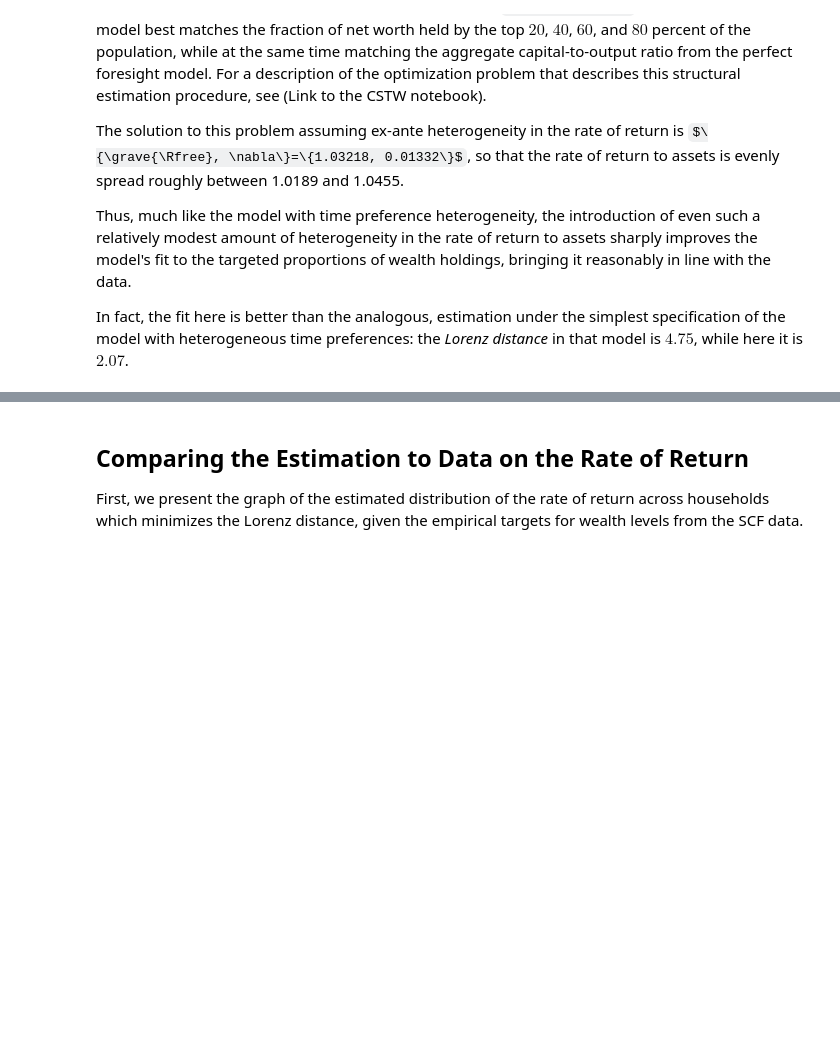
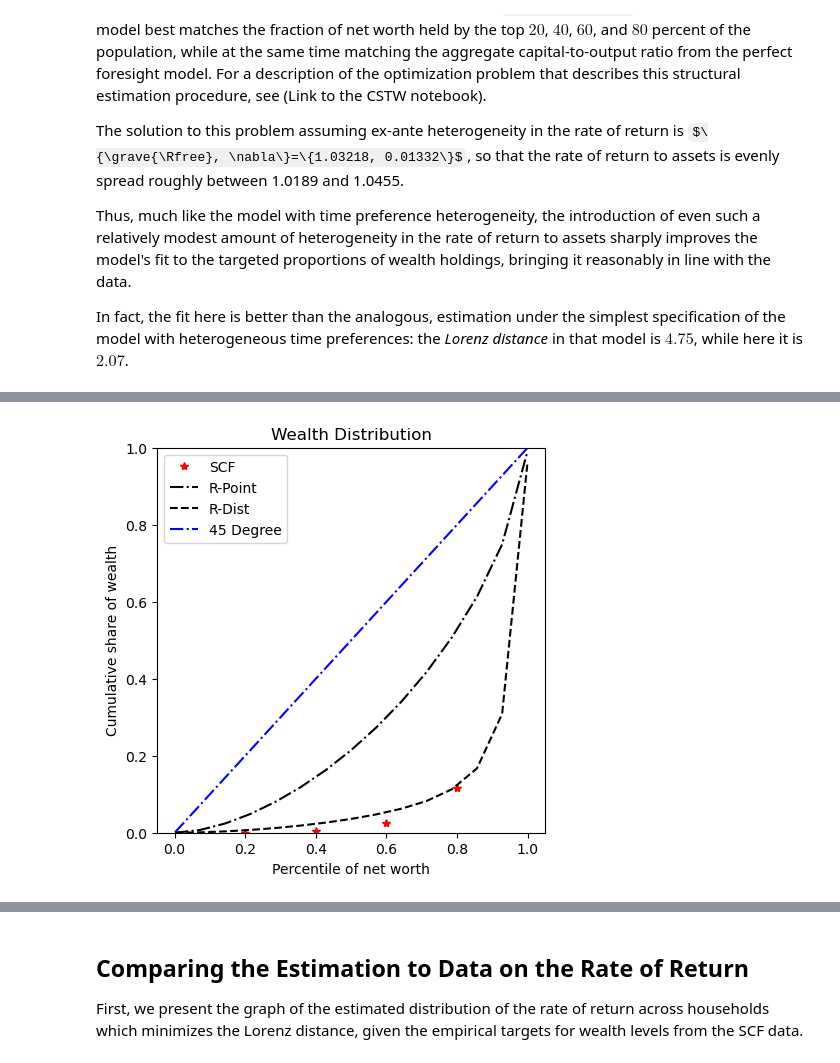
Before and after one commit to econ-ark/DistributionOfWealthMPC, a Jupyter notebook: HetReturns-Unif-PY-LiqWealth.ipynb, the cells around one changed output, grey strips where cells are left out. Cells and saved outputs as stored; diff of their text form; code cells hidden in the pictures; some formulas as TeX source; blank space fills up the shorter version.

```diff
--- a/HetReturns-Unif-PY-LiqWealth.ipynb
+++ b/HetReturns-Unif-PY-LiqWealth.ipynb
@@ -182,16 +274,22 @@ plt.show("wealth_distribution_2")
 # %%
 # Plot for the presentation
+
+x = np.array([0.20, 0.40, 0.60, 0.80])
+y = np.array([0.0, 0.004, 0.025, 0.117])
+
 plt.figure(figsize=(5, 5))
 plt.title("Wealth Distribution")
-plt.plot(pctiles, SCF_Lorenz_points, "-k", label="SCF")
+plt.plot(x, y, "*r", label="SCF")
 plt.plot(pctiles, sim_Lorenz_points, "-.k", label="R-Point")
 plt.plot(pctiles, sim_Lorenz_points_2, "--k", label="R-Dist")
 plt.plot(pctiles, pctiles, "b-.", label="45 Degree")
 plt.xlabel("Percentile of net worth")
 plt.ylabel("Cumulative share of wealth")
 plt.legend(loc=2)
 plt.ylim([0, 1])
 plt.show("wealth_distribution_2")
+# %% [output]
+[figure, added]
 # %%
 MyGuys_First = EstimationEconomy.agents[0]
 MyGuys_First.check_conditions()
```
Also changed, not shown: parts of 9 cells of this notebook, 3 other files.
